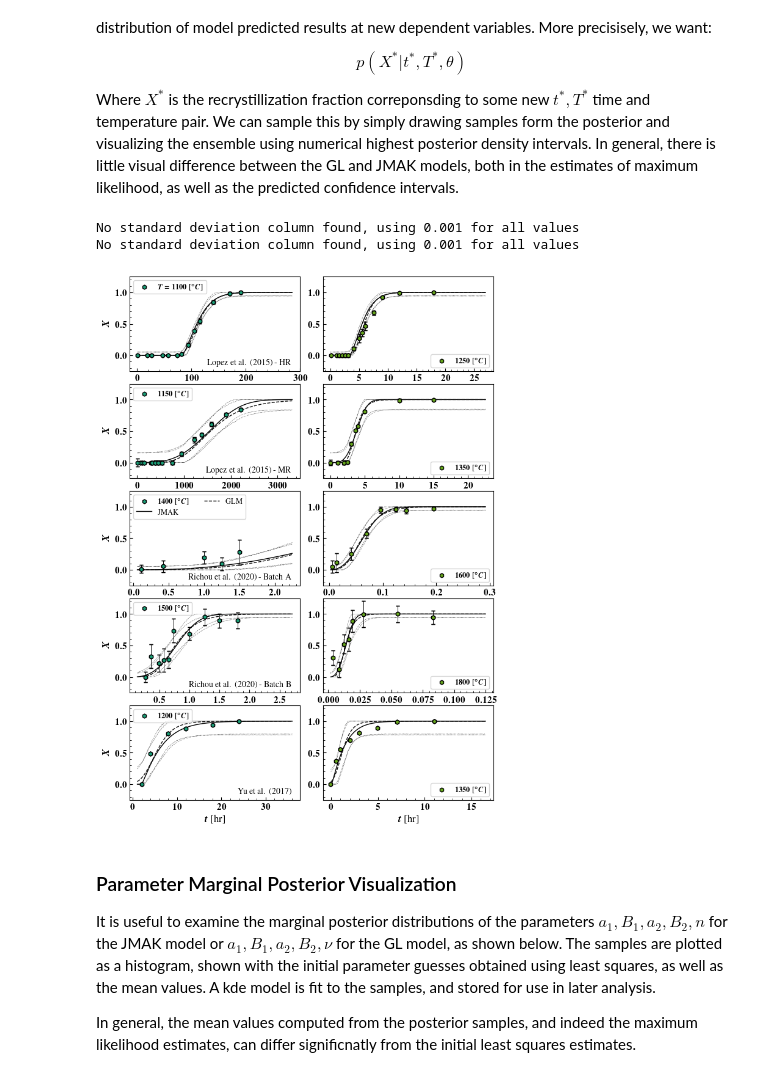
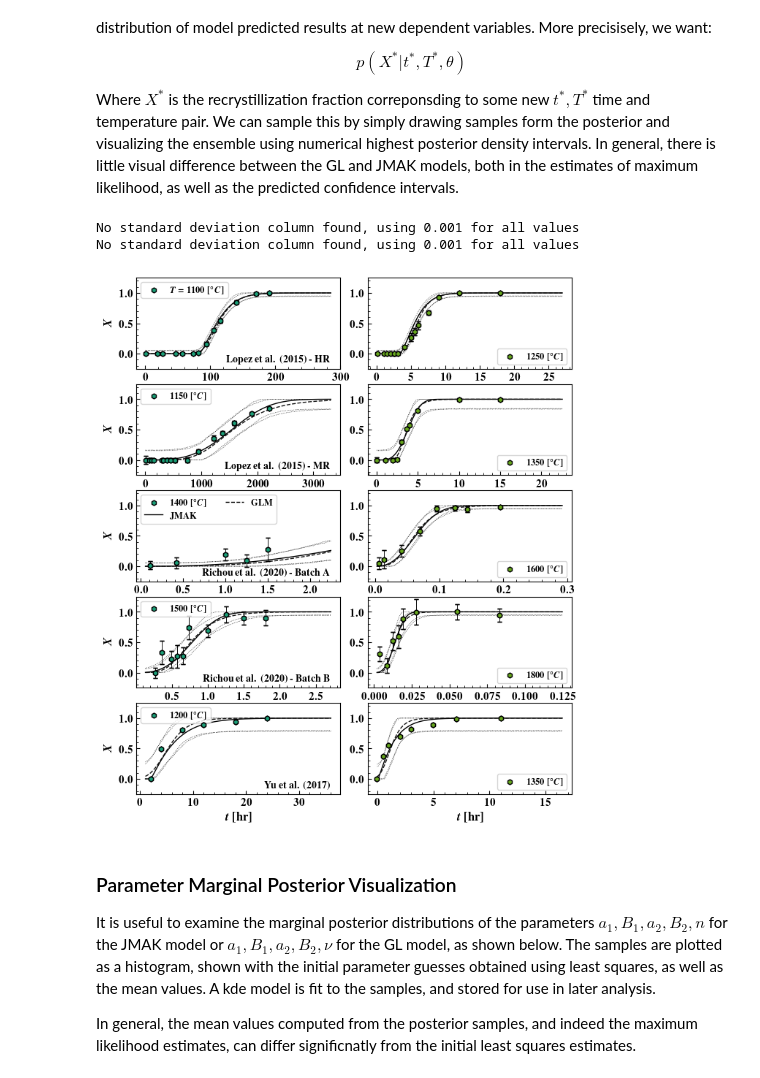
Before and after one commit to ml-ME-gatech/modeling_tungsten, a Jupyter notebook: recrystallization/model_inference/recrystillization_inference.ipynb, the cells around one changed output. Drawn from its saved outputs; the diff is of its cells as text; code cells hidden in the pictures.

Commit message:
Figure Formatting

```diff
--- a/recrystallization/model_inference/recrystillization_inference.ipynb
+++ b/recrystallization/model_inference/recrystillization_inference.ipynb
@@ -375,6 +384,10 @@ Where $X^*$ is the recrystillization fraction correponsding to some new $t^*,T^*
 # %%
 from common_util import _FILE_TO_LABEL as file_to_label
 from matplotlib.lines import Line2D
+
+rng_key = random.PRNGKey(155)
+rng_key, rng_key_ = random.split(rng_key)
+
 
 def jmak_model(t: np.ndarray,T:np.ndarray,a1: float,B1: float,a2: float,B2: float,n: float) -> np.ndarray:
     """
@@ -447,7 +460,7 @@ def plot_experimental_data(ax: plt.Axes,
                 fmt = 'none',capsize = 2,elinewidth = 0.5)
 
 #plot the posterior predictive for the JMAK and GLM models for some sample isothermal temperatures
-fig,axes = plt.subplots(nrows = 5,ncols = 2,figsize = (6.5,9))
+fig,axes = plt.subplots(nrows = 5,ncols = 2,figsize = (6.5,7.5))
 
 temperatures  = {'alfonso_data/highly_rolled.csv': [1100,1250],
                 'alfonso_data/moderate_roll.csv': [1150,1350],
@@ -484,39 +497,39 @@ for k,model_name,model_func,numpyro_model,model_setup,color,style in zip(range(2
             plot_posterior_prediction(axes[i,j],model_func,np.array([a1,B1,a2,B2,n]),
                                       posterior_predictive,plot_temperature,df,style = style,pred_color = color)
             plot_experimental_data(axes[i,j],df,plot_temperature,exp_color,first_label = (i == 0 and j == 0),
                                    make_label = k == 0)
 
 
 for ax,data_label in zip(axes[:,0],file_to_label.values()):
     ax.set_ylabel(r'$X$',fontsize = 12)
-    ax.text(0.95, 0.05, data_label , ha='right', va='bottom', transform=ax.transAxes, fontsize=10)
+    ax.text(0.95, 0.05, r'\textbf{' + data_label + '}', ha='right', va='bottom', transform=ax.transAxes, fontsize=10)
 
 for ax in axes[-1,:]:
-    ax.set_xlabel(r'$t$ [hr]',fontsize = 12)
+    ax.set_xlabel(r'$t$ \textbf{[hr]}',fontsize = 12)
 
 for i in range(5):
     for j in range(2):
         setup_axis_default(axes[i,j])
         axes[i,j].set_ylim([-0.25,1.25])
         if i == 2 and j == 0:
-            legend_patches  = [Line2D([],[],color = 'k',lw = 1.0,ls = '-',label = 'JMAK'),
-                            Line2D([],[],color = 'k',lw = 1.0,ls = '--',label = 'GLM')]
+            legend_patches  = [Line2D([],[],color = 'k',lw = 1.0,ls = '-',label = r'\textbf{JMAK}'),
+                            Line2D([],[],color = 'k',lw = 1.0,ls = '--',label = r'\textbf{GLM}')]
             handles,axes_labels = axes[i,j].get_legend_handles_labels()
             axes[i,j].legend(handles + legend_patches,
-                             axes_labels + ['JMAK','GLM'],
+                             axes_labels + [r'\textbf{JMAK}',r'\textbf{GLM}'],
                              fontsize = 9,ncol = 2,loc = 'upper left')
         elif j == 1:
             axes[i,j].legend(fontsize = 9,ncol = 2,loc = 'lower right')
         else:
             axes[i,j].legend(fontsize = 9,ncol = 2,loc = 'upper left')
 
 
 fig.tight_layout(pad = 0.15)
 fig.savefig(GIT_IMAGE_PATH.joinpath('posterior_predictive_comparison_truncated_normal.svg'),bbox_inches = 'tight')
 # %% [output]
 No standard deviation column found, using 0.001 for all values
 No standard deviation column found, using 0.001 for all values
-[figure, old version]
+[figure, new version]
 # %% [markdown]
 ### Parameter Marginal Posterior Visualization
 
```
Also changed, not shown: parts of 2 cells of this notebook, 14 other files.
